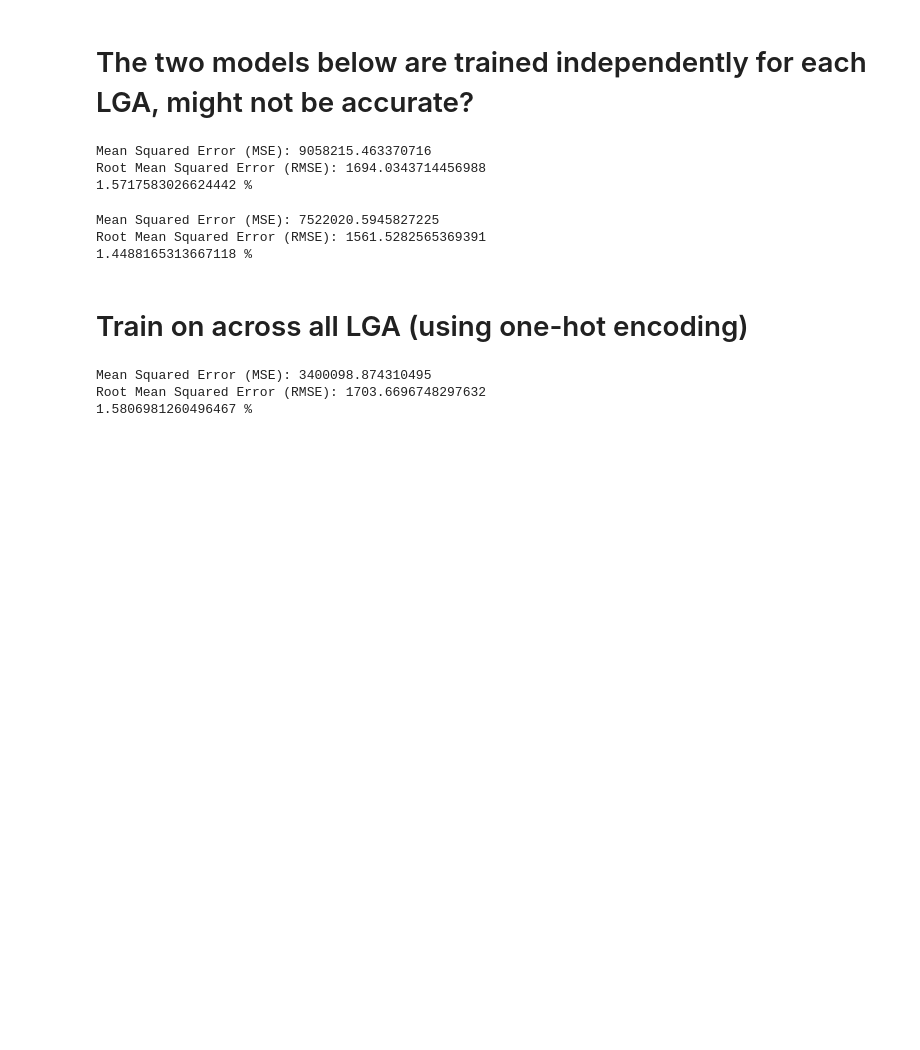
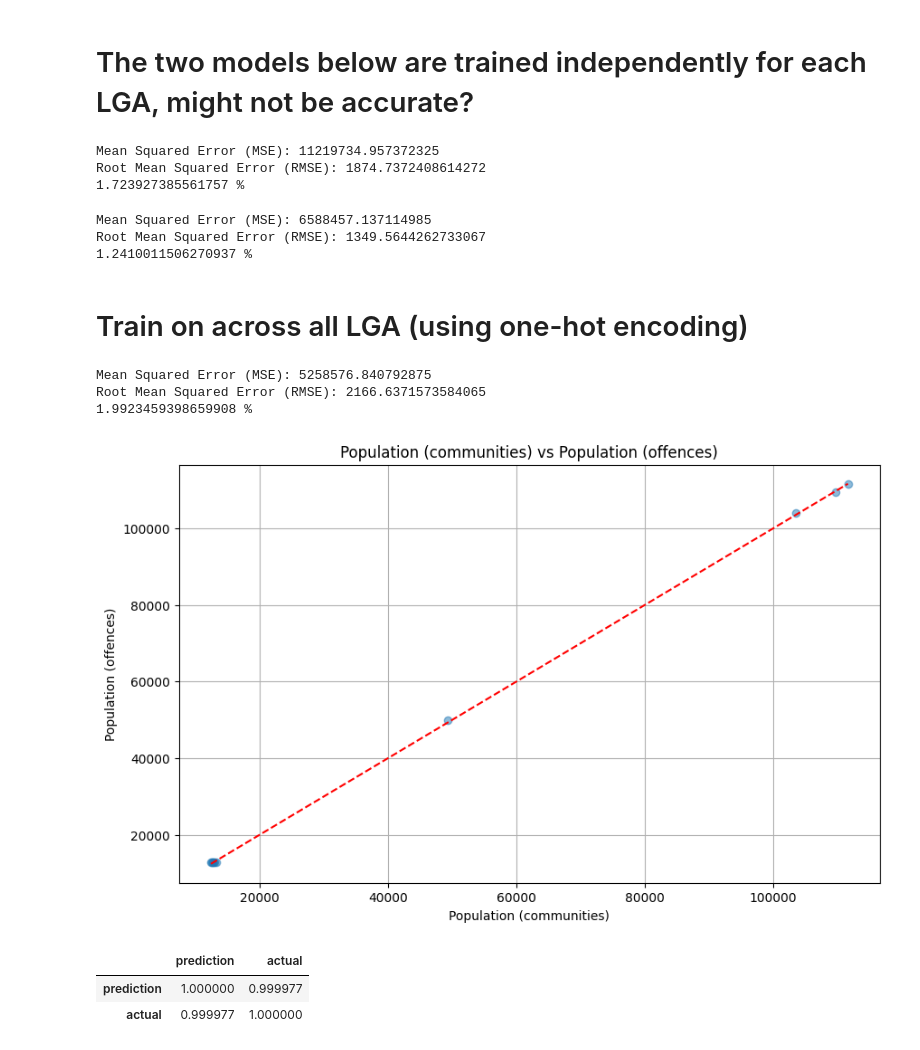
Before and after one commit to khangluong2004/COMP20008_Assignment2, a Jupyter notebook: michael/model.ipynb, the cells around one changed output. Drawn from its saved outputs; the diff is of its cells as text; code cells hidden in the pictures; blank space fills up the shorter version.

Commit message:
Add previous year population to regression

```diff
--- a/michael/model.ipynb
+++ b/michael/model.ipynb
@@ -28,8 +28,14 @@ merged = pd.merge(left=cleaned_communities, right=cleaned_housing_prices_melted,
 # Merge with population data
 merged = pd.merge(left=merged, right=population_data, left_on=["LGA", 'Year'], right_on=["lga", 'year'], how='left')
 
+# print(merged['population'].shift(-1))
+merged['last_year_population'] = merged['population'].shift(1)
+merged = merged.dropna()
+
 features = [
-    # 'Median House Price',
+    'Location_x',
+    'Location_y',
+    'last_year_population',
     'Residential (km^2)',
     'Number of Households',
     'Occupied private dwellings',
@@ -50,5 +56,7 @@ merged = merged[merged['Year'] != 2024]
 
 print(merged.shape)
 
+print(merged[['Year', 'last_year_population', 'population']])
+
 print(list(merged.columns))
 # %% [output]
@@ -95,9 +117,9 @@ print("Root Mean Squared Error (RMSE):", np.mean(rmse_values))
 rmse_percentage = np.mean(rmse_values) / np.mean(merged['population']) * 100
 print(rmse_percentage, "%")
 # %% [output]
-Mean Squared Error (MSE): 9058215.463370716
-Root Mean Squared Error (RMSE): 1694.0343714456988
-1.5717583026624442 %
+Mean Squared Error (MSE): 11219734.957372325
+Root Mean Squared Error (RMSE): 1874.7372408614272
+1.723927385561757 %
 # %%
 # Linear Regression using KFold for each LGA
 
@@ -113,7 +135,7 @@ model = LinearRegression()
 mse_values = []
 rmse_values = []
 
-kf = KFold(n_splits=10, shuffle=True, random_state=randint(1, 10000000))
+kf = KFold(n_splits=9, shuffle=True, random_state=randint(1, 10000000))
 
 for lga, group in model_data:
     X = group[features]
@@ -143,9 +165,9 @@ print("Root Mean Squared Error (RMSE):", np.mean(rmse_values))
 rmse_percentage = np.mean(rmse_values) / np.mean(merged['population']) * 100
 print(rmse_percentage, "%")
 # %% [output]
-Mean Squared Error (MSE): 7522020.5945827225
-Root Mean Squared Error (RMSE): 1561.5282565369391
-1.4488165313667118 %
+Mean Squared Error (MSE): 6588457.137114985
+Root Mean Squared Error (RMSE): 1349.5644262733067
+1.2410011506270937 %
 # %% [markdown]
 # Train on across all LGA (using one-hot encoding)
 # %%
@@ -173,12 +195,16 @@ model = LinearRegression()
 
 mse_values = []
 rmse_values = []
+results = {
+    'prediction': [],
+    'actual': [],
+}
 
 kf = KFold(n_splits=10, shuffle=True, random_state=randint(1, 10000000))
 
 # for lga, group in model_data:
-X = group[features]
-y = group['population'] # From population_data dataframe
+X = model_data_encoded[features_new]
+y = model_data_encoded['population'] # From population_data dataframe
 
 for train_index, test_index in kf.split(X):
     # Split the data into training and testing sets for the current fold
@@ -188,6 +214,8 @@ for train_index, test_index in kf.split(X):
 
     y_pred = model.predict(X_test)
     # print("Predicted Population:", y_pred)
+    results['prediction'].append(y_pred[0])
+    results['actual'].append(y_test.iloc[0])
 
     mse = mean_squared_error(y_test, y_pred)
     # print("Mean Squared Error (MSE):", mse)
@@ -203,7 +231,32 @@ print("Root Mean Squared Error (RMSE):", np.mean(rmse_values))
 
 rmse_percentage = np.mean(rmse_values) / np.mean(merged['population']) * 100
 print(rmse_percentage, "%")
+
+results = pd.DataFrame(results)
 # %% [output]
-Mean Squared Error (MSE): 3400098.874310495
-Root Mean Squared Error (RMSE): 1703.6696748297632
-1.5806981260496467 %
+Mean Squared Error (MSE): 5258576.840792875
+Root Mean Squared Error (RMSE): 2166.6371573584065
+1.9923459398659908 %
+# %%
+plt.figure(figsize=(10, 6))
+plt.scatter(results['actual'], results['prediction'], alpha=0.5)
+plt.plot(
+    [results['actual'].min(), results['actual'].max()],
+    [results['actual'].min(), results['actual'].max()],
+    color='red',
+    linestyle='--'
+)
+plt.title('Population (communities) vs Population (offences)')
+plt.xlabel('Population (communities)')
+plt.ylabel('Population (offences)')
+plt.grid(True)
+plt.show()
+# %% [output]
+[figure, added]
+# %%
+results[['prediction', 'actual']].corr()
+# print(results)
+# %% [output]
+|  | prediction | actual |
+| prediction | 1.000000 | 0.999977 |
+| actual | 0.999977 | 1.000000 |
```
Also changed, not shown: parts of 4 cells of this notebook.
